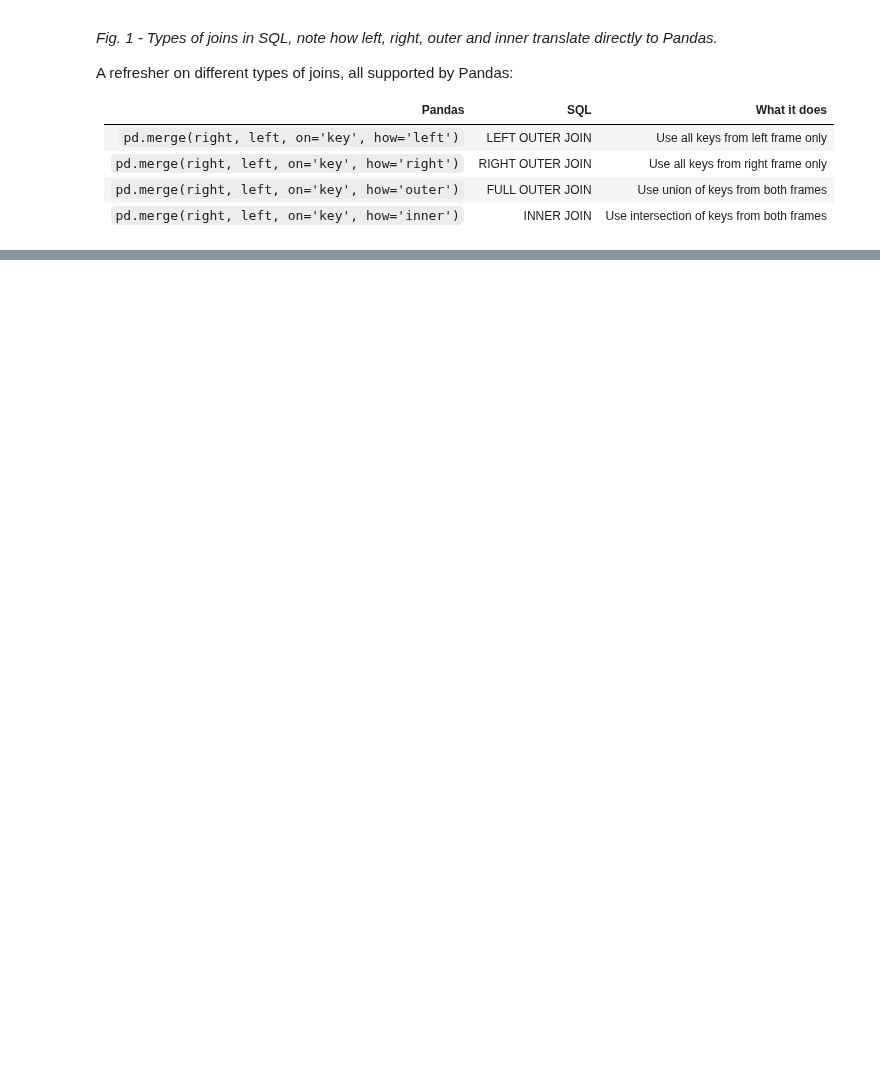
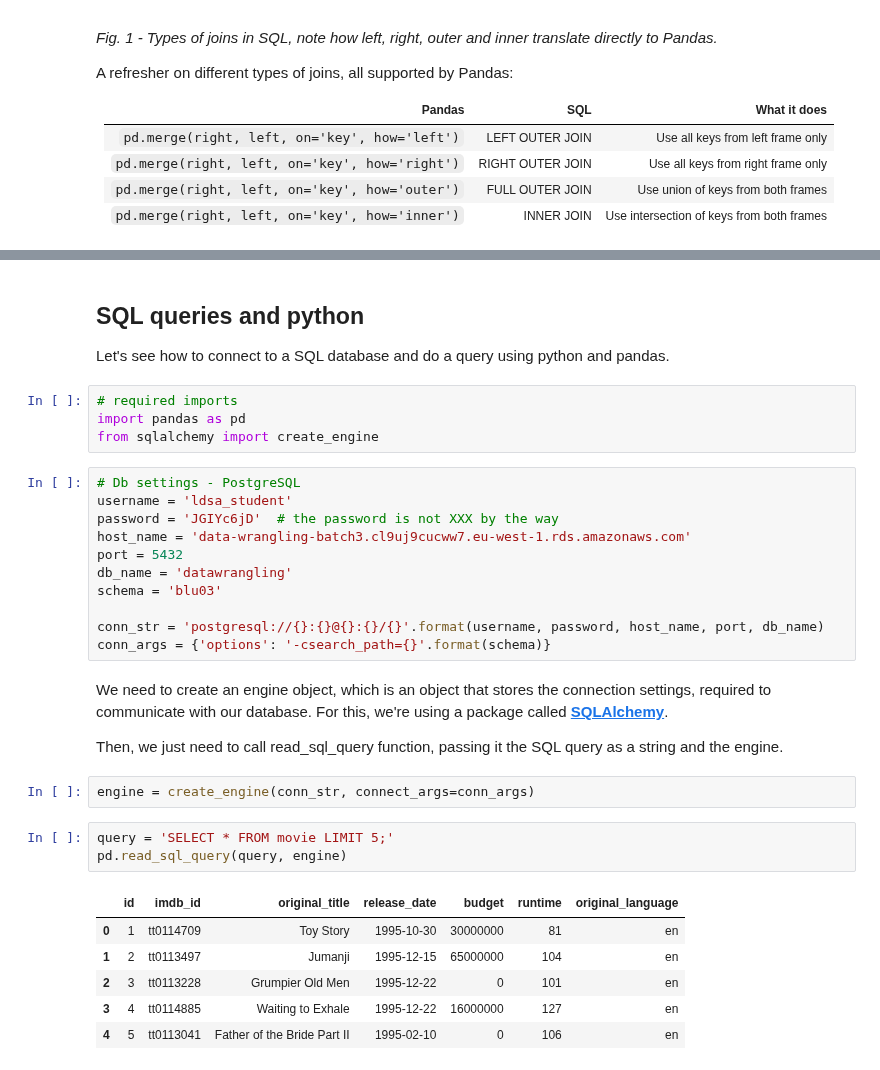
Before and after one commit to jnpicao/LDSSA-batch3-workspace, a Jupyter notebook: S02 - Data Wrangling/S02 - Data Wrangling - resumo.ipynb, the cells around one changed output, grey strips where cells are left out. Saved outputs shown, nothing was run; the diff lists cells and outputs as text; blank space fills up the shorter version.

```diff
--- a/S02 - Data Wrangling/S02 - Data Wrangling - resumo.ipynb
+++ b/S02 - Data Wrangling/S02 - Data Wrangling - resumo.ipynb
@@ -574,0 +731,35 @@ A refresher on different types of joins, all supported by Pandas:
+# %% [markdown]
+## SQL queries and python
+
+Let's see how to connect to a SQL database and do a query using python and pandas.
+# %%
+# required imports
+import pandas as pd
+from sqlalchemy import create_engine
+# %%
+# Db settings - PostgreSQL
+username = 'ldsa_student'
+password = 'JGIYc6jD'  # the password is not XXX by the way
+host_name = 'data-wrangling-batch3.cl9uj9cucww7.eu-west-1.rds.amazonaws.com'
+port = 5432
+db_name = 'datawrangling'
+schema = 'blu03'
+
+conn_str = 'postgresql://{}:{}@{}:{}/{}'.format(username, password, host_name, port, db_name)
+conn_args = {'options': '-csearch_path={}'.format(schema)}
+# %% [markdown]
+We need to create an engine object, which is an object that stores the connection settings, required to communicate with our database. For this, we're using a package called [**SQLAlchemy**](https://www.sqlalchemy.org/).
+
+Then, we just need to call read_sql_query function, passing it the SQL query as a string and the engine.
+# %%
+engine = create_engine(conn_str, connect_args=conn_args)
+# %%
+query = 'SELECT * FROM movie LIMIT 5;'
+pd.read_sql_query(query, engine)
+# %% [output]
+|  | id | imdb_id | original_title | release_date | budget | runtime | original_language |
+| 0 | 1 | tt0114709 | Toy Story | 1995-10-30 | 30000000 | 81 | en |
+| 1 | 2 | tt0113497 | Jumanji | 1995-12-15 | 65000000 | 104 | en |
+| 2 | 3 | tt0113228 | Grumpier Old Men | 1995-12-22 | 0 | 101 | en |
+| 3 | 4 | tt0114885 | Waiting to Exhale | 1995-12-22 | 16000000 | 127 | en |
+| 4 | 5 | tt0113041 | Father of the Bride Part II | 1995-02-10 | 0 | 106 | en |
```
Also changed, not shown: parts of 11 cells of this notebook.
